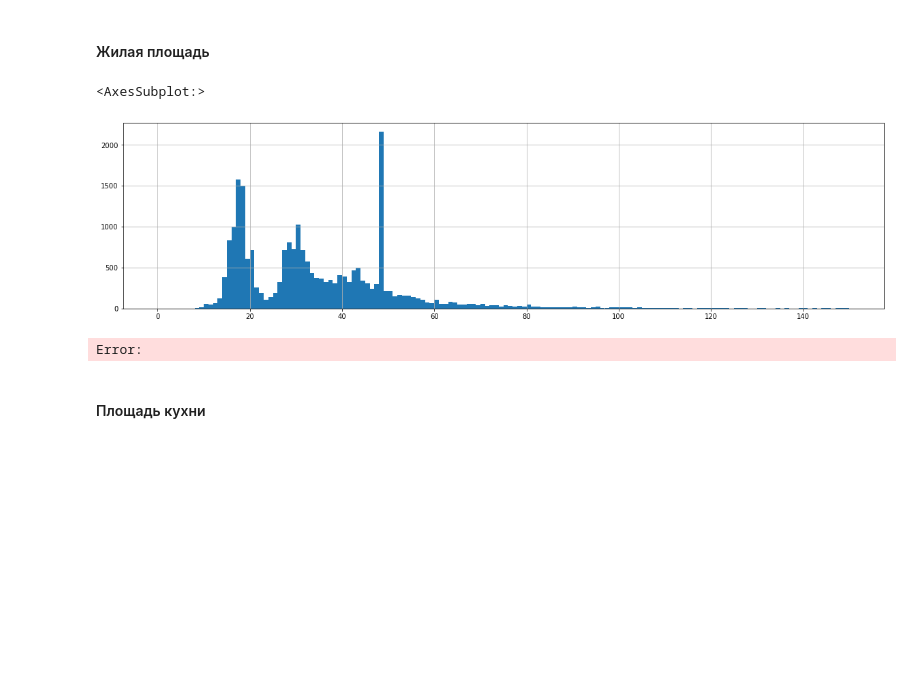
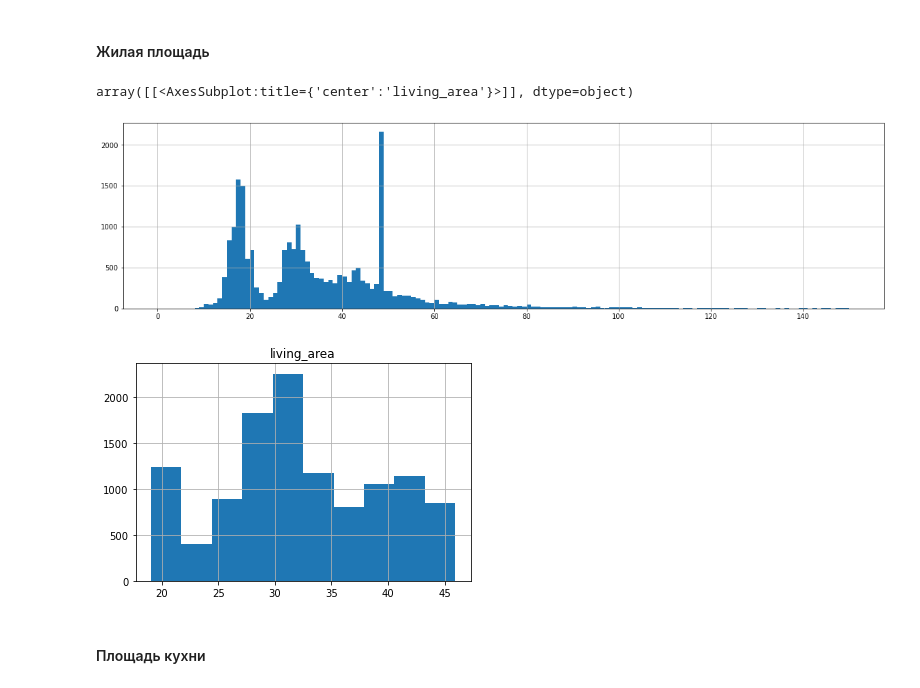
Before and after one commit to VSXV/Data-Science-Projects, a Jupyter notebook: 90289507-c16d-4627-b0ad-914b36f98d8a.ipynb, the cells around one changed output. Saved outputs shown, nothing was run; the diff lists cells and outputs as text; code cells hidden in the pictures; blank space fills up the shorter version.

```diff
--- a/90289507-c16d-4627-b0ad-914b36f98d8a.ipynb
+++ b/90289507-c16d-4627-b0ad-914b36f98d8a.ipynb
@@ -310,10 +295,11 @@ Error:
 #### Жилая площадь
 # %%
 data['living_area'].hist(bins=150, figsize=(20, 5), range=(0, 150))
+data.query('living_area.quantile(0.25) < living_area < living_area.quantile(0.75)').hist('living_area')
 # %% [output]
-<AxesSubplot:>
+array([[<AxesSubplot:title={'center':'living_area'}>]], dtype=object)
 [figure]
-Error:
+[figure, added]
 # %% [markdown]
 #### Площадь кухни
 # %%
```
Also changed, not shown: parts of 43 cells of this notebook.
